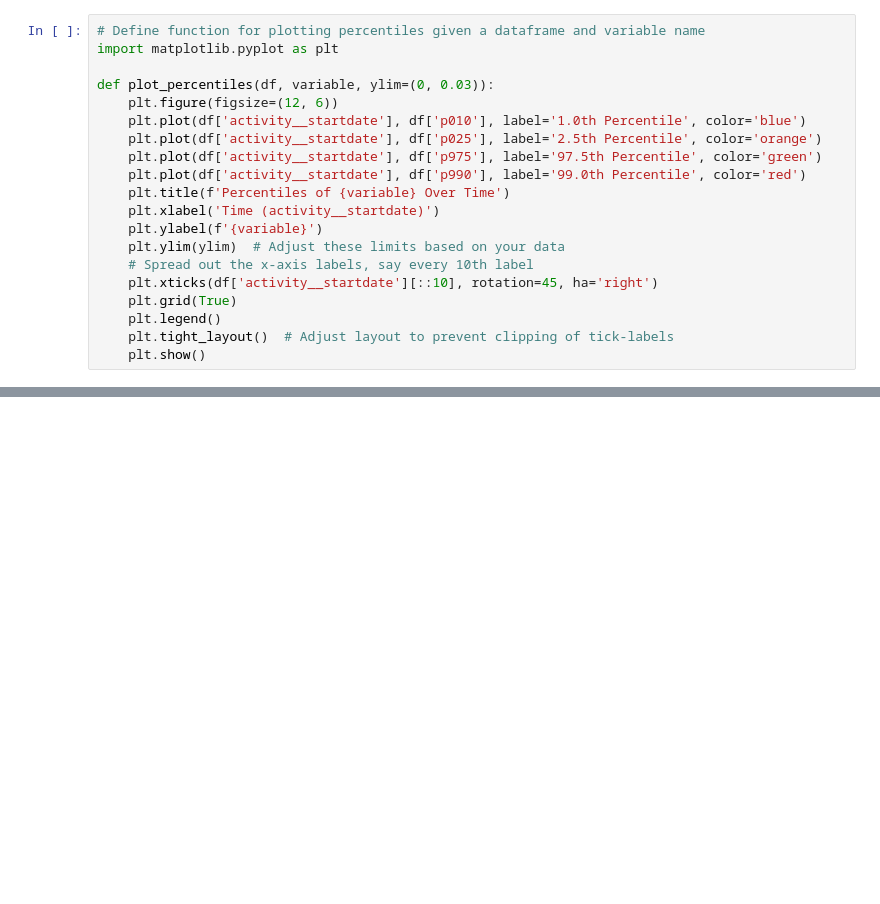
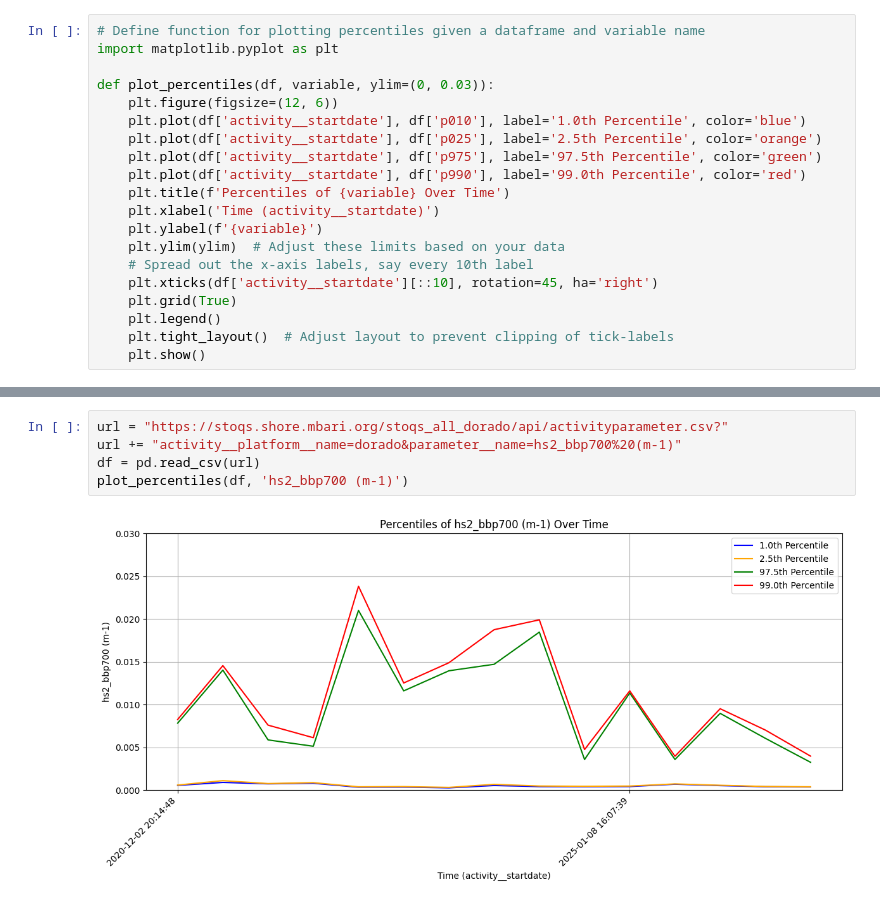
Before and after one commit to mbari-org/auv-python, a Jupyter notebook: notebooks/6.2-mpm-hs2-values-over-time.ipynb, the cells around one changed output, grey strips where cells are left out. Cells and saved outputs as stored; diff of their text form; blank space fills up the shorter version.

```diff
--- a/notebooks/6.2-mpm-hs2-values-over-time.ipynb
+++ b/notebooks/6.2-mpm-hs2-values-over-time.ipynb
@@ -57,0 +50,7 @@ plot_percentiles(df, 'hs2_bb700 (m-1)')
+# %%
+url = "https://stoqs.shore.mbari.org/stoqs_all_dorado/api/activityparameter.csv?"
+url += "activity__platform__name=dorado&parameter__name=hs2_bbp700%20(m-1)"
+df = pd.read_csv(url)
+plot_percentiles(df, 'hs2_bbp700 (m-1)')
+# %% [output]
+[figure, added]
```
Also changed, not shown: parts of 5 cells of this notebook.
